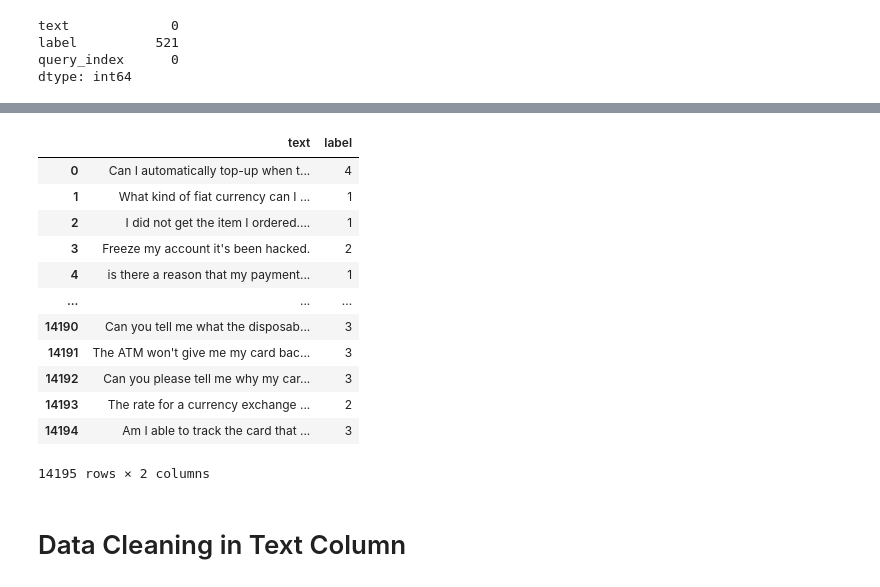
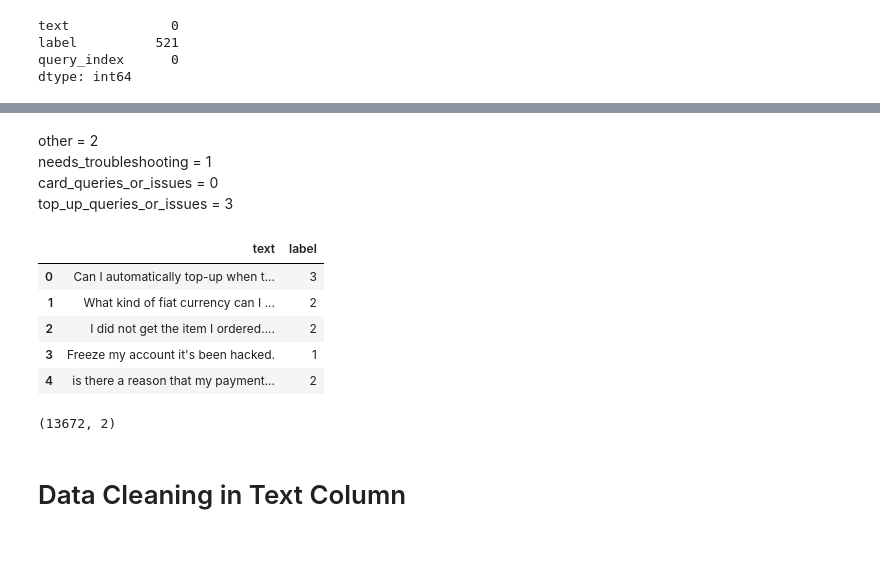
Before and after one commit to sabboshachi/my_Projects, a Jupyter notebook: Machine Learning Projects/01. Predicting the Topic of Customers’ Banking Questions/Code/Main.ipynb, the cells around one changed output, grey strips where cells are left out. Saved outputs shown, nothing was run; the diff lists cells and outputs as text; code cells hidden in the pictures; blank space fills up the shorter version.

```diff
--- a/Machine Learning Projects/01. Predicting the Topic of Customers’ Banking Questions/Code/Main.ipynb
+++ b/Machine Learning Projects/01. Predicting the Topic of Customers’ Banking Questions/Code/Main.ipynb
@@ -189,19 +182,21 @@ df['label'].replace({'other':1, 'needs_troubleshooting':2, 'card_queries_or_issu
-# %%
-df
-# %% [output]
-|  | text | label |
-| 0 | Can I automatically top-up when t... | 4 |
-| 1 | What kind of fiat currency can I ... | 1 |
-| 2 | I did not get the item I ordered.... | 1 |
-| 3 | Freeze my account it's been hacked. | 2 |
-| 4 | is there a reason that my payment... | 1 |
-| ... | ... | ... |
-| 14190 | Can you tell me what the disposab... | 3 |
-| 14191 | The ATM won't give me my card bac... | 3 |
-| 14192 | Can you please tell me why my car... | 3 |
-| 14193 | The rate for a currency exchange ... | 2 |
-| 14194 | Am I able to track the card that ... | 3 |
-14195 rows × 2 columns
+# %% [markdown]
+other = 2 <br>
+needs_troubleshooting = 1<br>
+card_queries_or_issues = 0<br>
+top_up_queries_or_issues = 3
+# %%
+WorkingData_2.head()
+# %% [output]
+|  | text | label |
+| 0 | Can I automatically top-up when t... | 3 |
+| 1 | What kind of fiat currency can I ... | 2 |
+| 2 | I did not get the item I ordered.... | 2 |
+| 3 | Freeze my account it's been hacked. | 1 |
+| 4 | is there a reason that my payment... | 2 |
+# %%
+WorkingData_2.shape
+# %% [output]
+(13672, 2)
 # %% [markdown]
 # Data Cleaning in Text Column
 # %%
```
Also changed, not shown: parts of 62 cells of this notebook.
